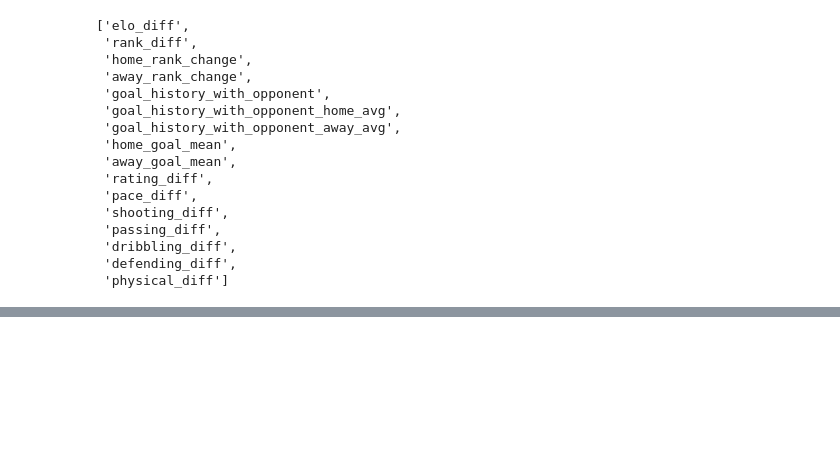
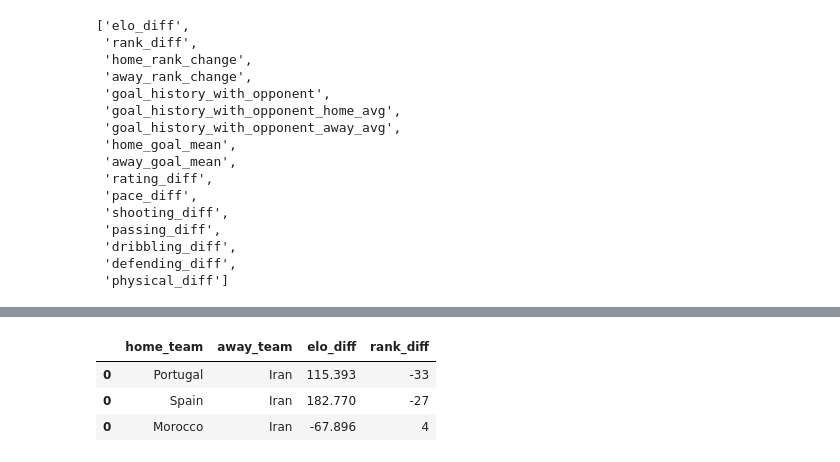
Before and after one commit to Villux/world_cup, a Jupyter notebook: world_cup_predictor.ipynb, the cells around one changed output, grey strips where cells are left out. Drawn from its saved outputs; the diff is of its cells as text; code cells hidden in the pictures; blank space fills up the shorter version.

```diff
--- a/world_cup_predictor.ipynb
+++ b/world_cup_predictor.ipynb
@@ -825,3 +802,10 @@ all_games
+# %%
+all_games[(all_games["home_team"] == "Iran") | (all_games["away_team"] == "Iran")][["home_team", "away_team", "elo_diff", "rank_diff"]]
+# %% [output]
+|  | home_team | away_team | elo_diff | rank_diff |
+| 0 | Portugal | Iran | 115.393 | -33 |
+| 0 | Spain | Iran | 182.770 | -27 |
+| 0 | Morocco | Iran | -67.896 | 4 |
 # %%
 # Simulate world cup 2014
 
```
Also changed, not shown: parts of 17 cells of this notebook.
